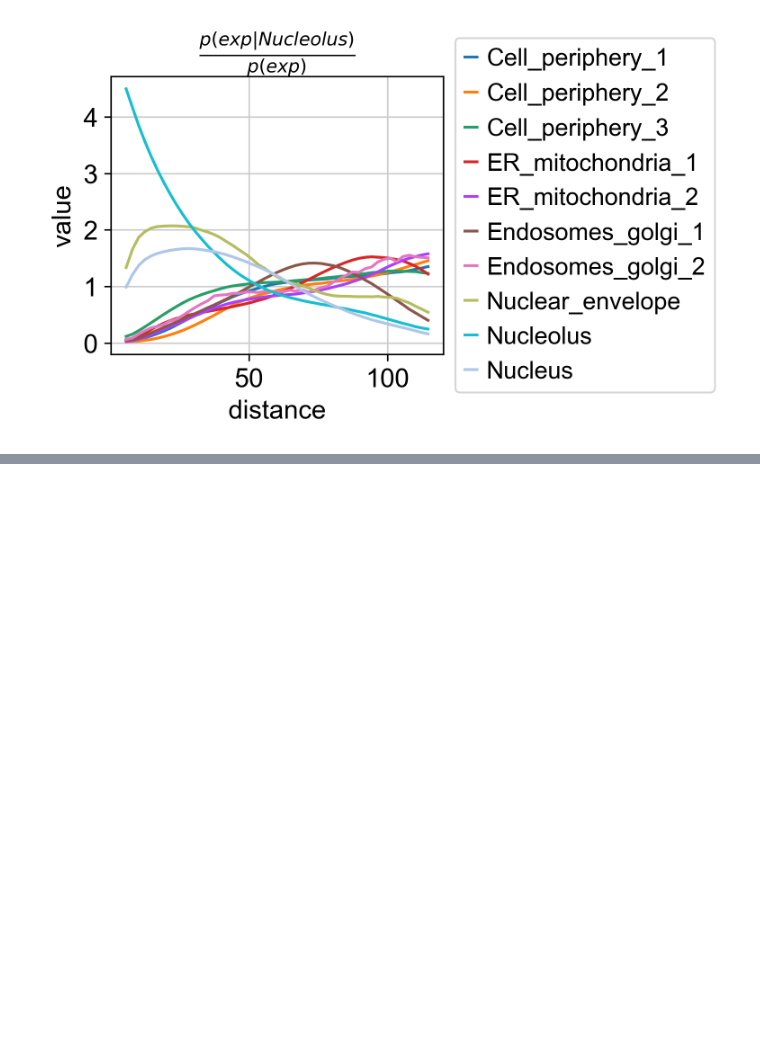
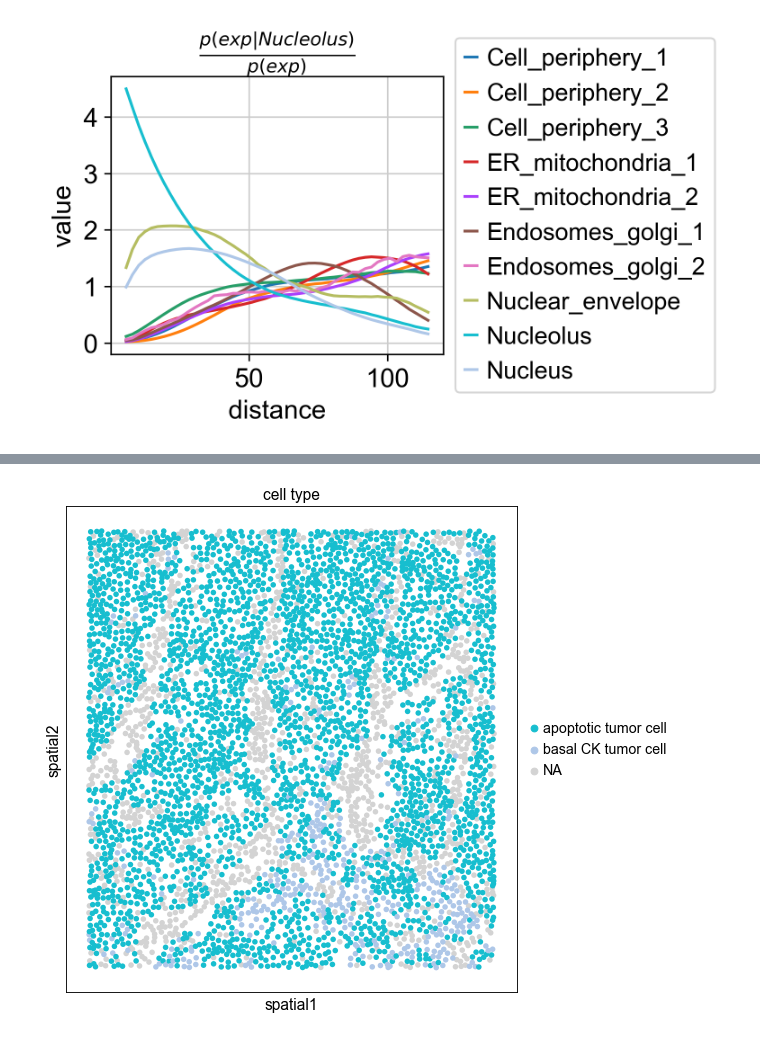
Before and after one commit to theislab/squidpy_reproducibility, a Jupyter notebook: notebooks/graph_figures/imc_4i.ipynb, the cells around one changed output, grey strips where cells are left out. Saved outputs shown, nothing was run; the diff lists cells and outputs as text; code cells hidden in the pictures; blank space fills up the shorter version.

```diff
--- a/notebooks/graph_figures/imc_4i.ipynb
+++ b/notebooks/graph_figures/imc_4i.ipynb
@@ -119,0 +160,9 @@ sq.pl.co_occurrence(
+# %%
+sc.pl.spatial(
+    adata,
+    color="cell type",
+    spot_size=10,
+    groups=["basal CK tumor cell", "apoptotic tumor cell"],
+)
+# %% [output]
+[figure, added]
```
Also changed, not shown: parts of 6 cells of this notebook, 27 other files.
